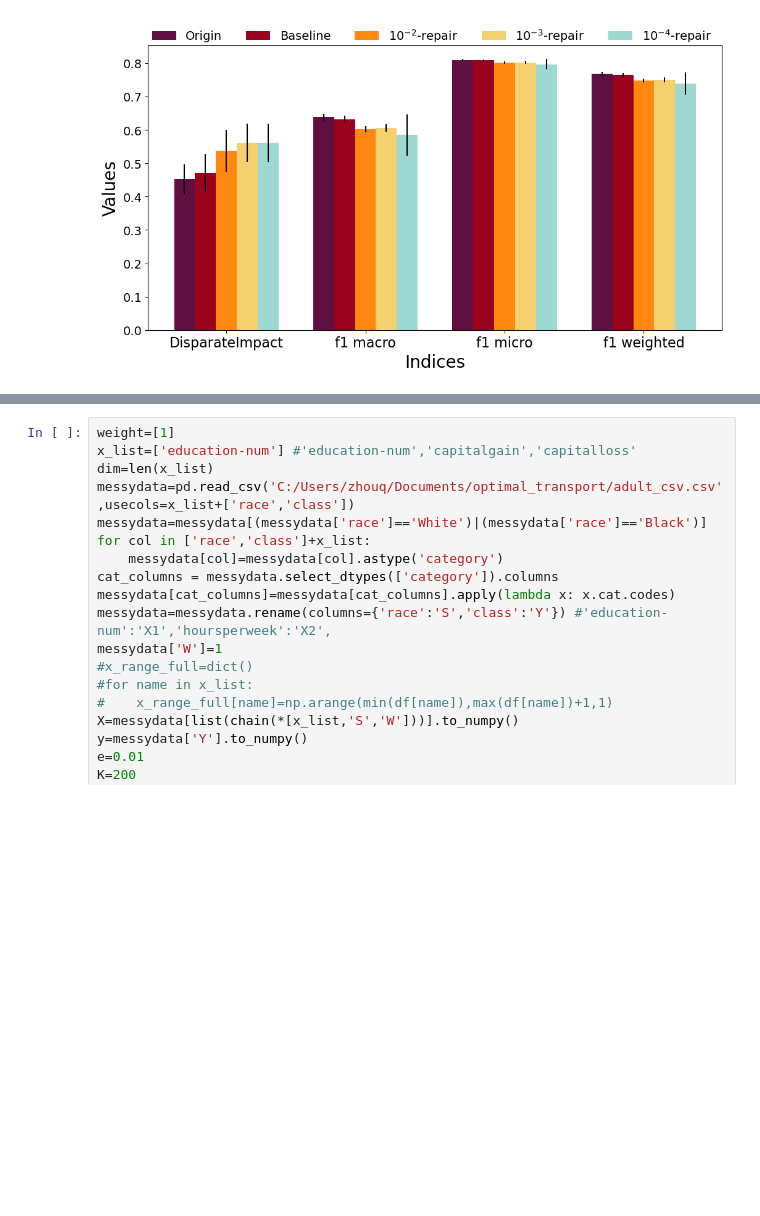
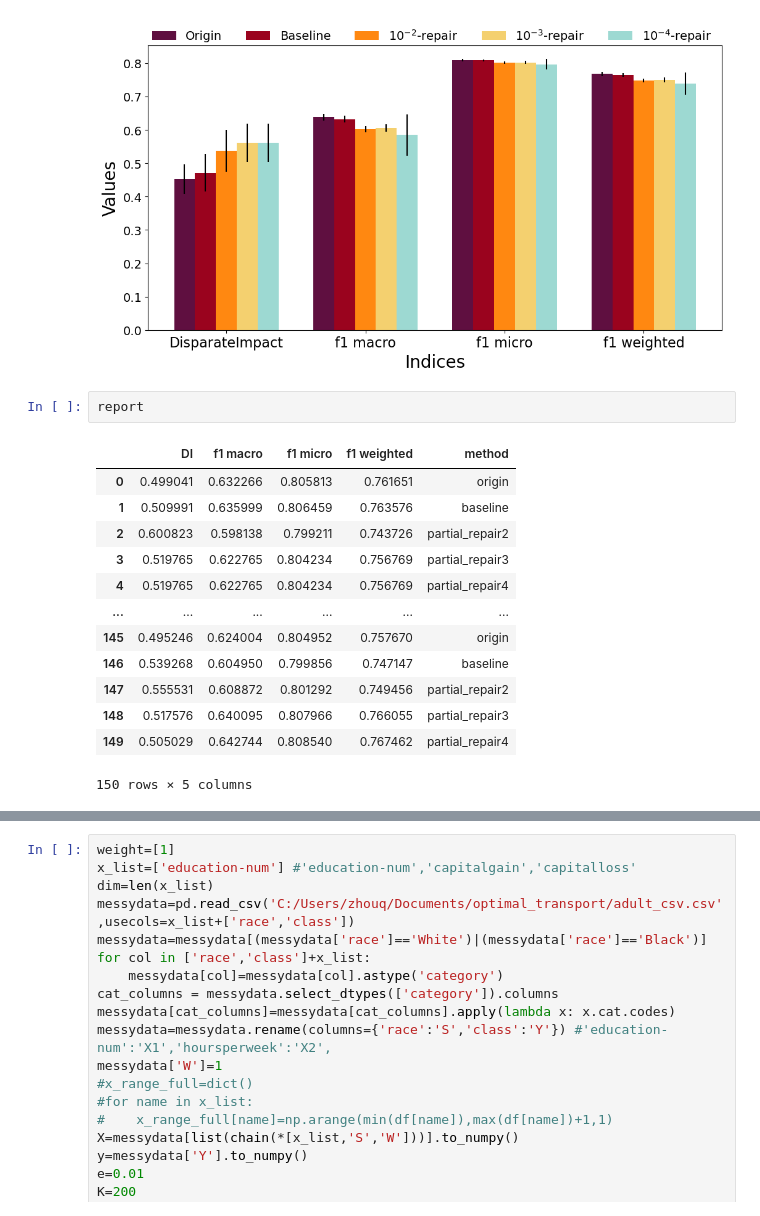
Before and after one commit to Quan-Zhou/OT_Debiasing, a Jupyter notebook: Dykstra_fromadult_higher.ipynb, the cells around one changed output, grey strips where cells are left out. Saved outputs shown, nothing was run; the diff lists cells and outputs as text; blank space fills up the shorter version.

```diff
--- a/Dykstra_fromadult_higher.ipynb
+++ b/Dykstra_fromadult_higher.ipynb
@@ -500,6 +500,22 @@ plt.rcParams['ps.fonttype'] = 42
 plt.savefig("C:/Users/zhouq/Documents/optimal_transport/adult_higher.pdf",bbox_inches='tight')
 # %% [output]
 [figure]
+# %%
+report
+# %% [output]
+|  | DI | f1 macro | f1 micro | f1 weighted | method |
+| 0 | 0.499041 | 0.632266 | 0.805813 | 0.761651 | origin |
+| 1 | 0.509991 | 0.635999 | 0.806459 | 0.763576 | baseline |
+| 2 | 0.600823 | 0.598138 | 0.799211 | 0.743726 | partial_repair2 |
+| 3 | 0.519765 | 0.622765 | 0.804234 | 0.756769 | partial_repair3 |
+| 4 | 0.519765 | 0.622765 | 0.804234 | 0.756769 | partial_repair4 |
+| ... | ... | ... | ... | ... | ... |
+| 145 | 0.495246 | 0.624004 | 0.804952 | 0.757670 | origin |
+| 146 | 0.539268 | 0.604950 | 0.799856 | 0.747147 | baseline |
+| 147 | 0.555531 | 0.608872 | 0.801292 | 0.749456 | partial_repair2 |
+| 148 | 0.517576 | 0.640095 | 0.807966 | 0.766055 | partial_repair3 |
+| 149 | 0.505029 | 0.642744 | 0.808540 | 0.767462 | partial_repair4 |
+150 rows × 5 columns
 # %%
 report=pd.read_csv('C:/Users/zhouq/Documents/optimal_transport/report_first.csv')
 performance=list(report.columns)[:-1]
```
Also changed, not shown: parts of 2 cells of this notebook.
